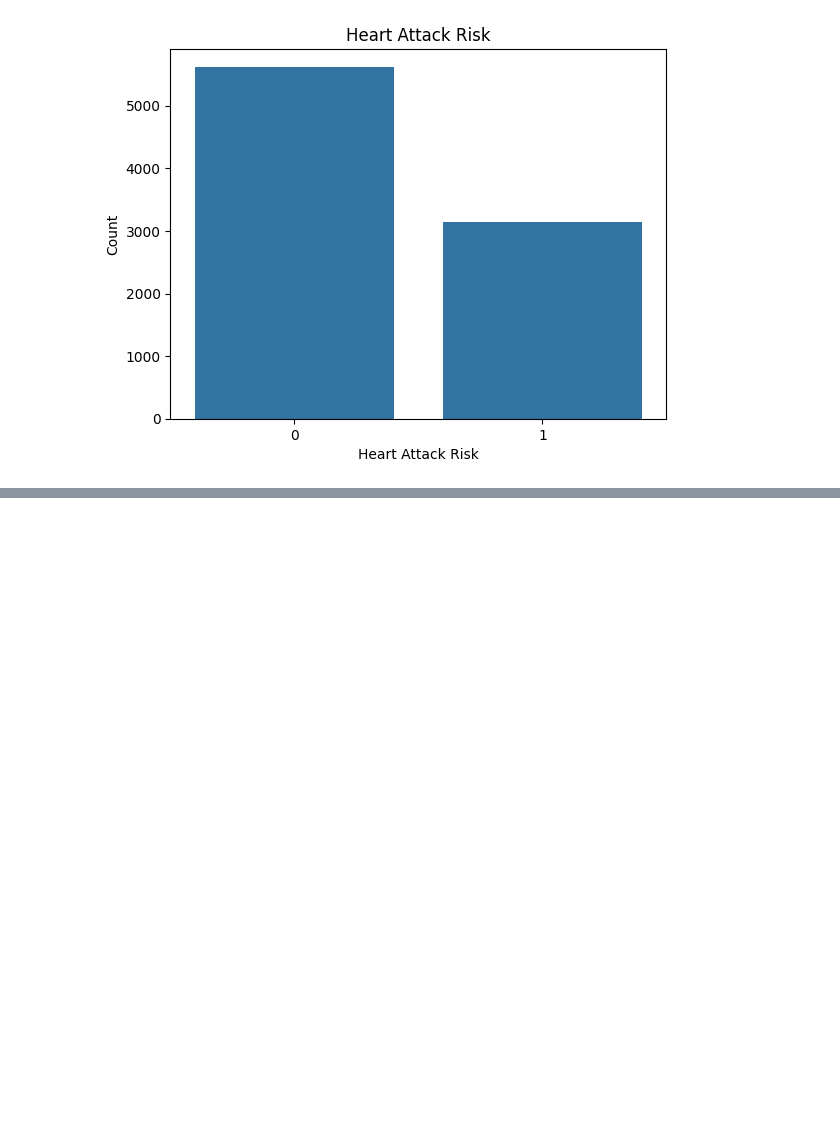
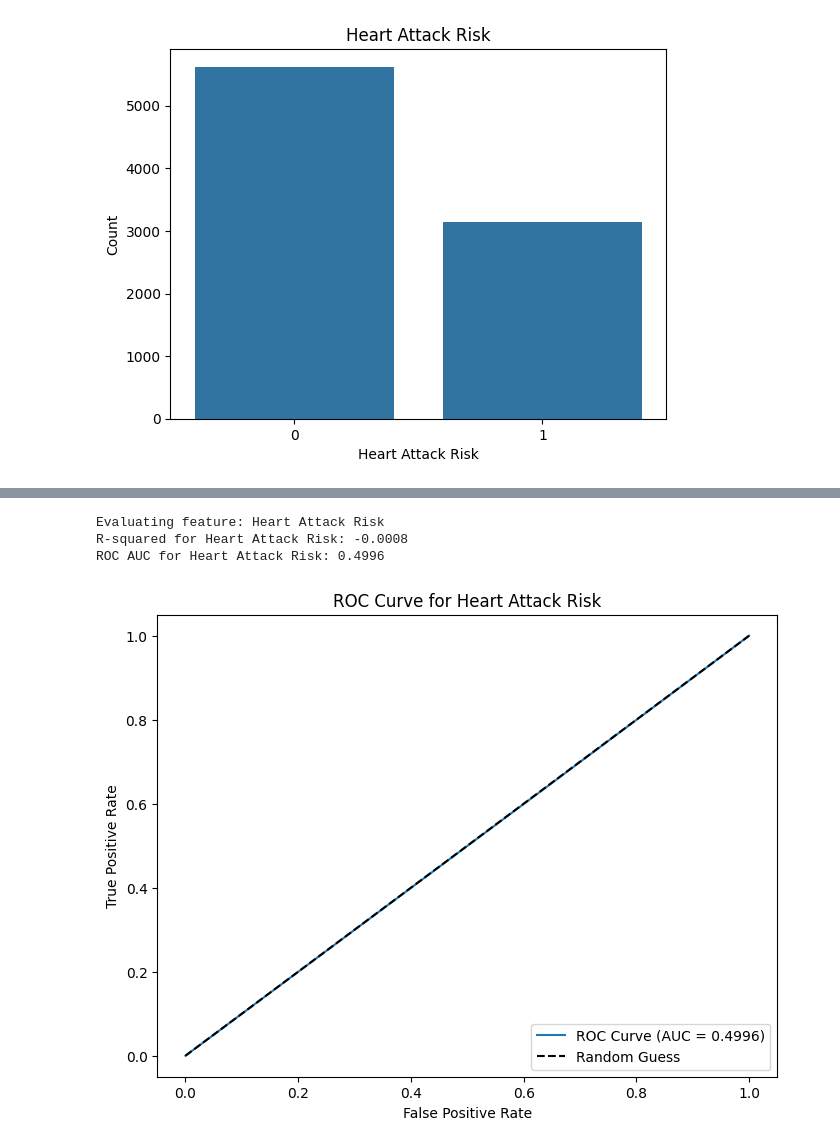
Before and after one commit to maddiejane25/Project-2, a Jupyter notebook: KM_HeartAttackData.ipynb, the cells around one changed output, grey strips where cells are left out. Drawn from its saved outputs; the diff is of its cells as text; code cells hidden in the pictures; blank space fills up the shorter version.

```diff
--- a/KM_HeartAttackData.ipynb
+++ b/KM_HeartAttackData.ipynb
@@ -157,0 +272,42 @@ Random Forest Classifier accuracy: 0.6394751853964632
+# %%
+from sklearn.metrics import roc_curve, roc_auc_score
+import matplotlib.pyplot as plt
+
+# Iterate over each feature
+for column in X.columns:
+    print(f"Evaluating feature: {column}")
+
+    # Select one column as X
+    X_2 = X[[column]]
+
+    # Split the data
+    X_train, X_test, y_train, y_test = train_test_split(X_2, y, test_size=0.2, random_state=42)
+
+    # Train Linear Regression model
+    model = LinearRegression()
+    model.fit(X_train, y_train)
+
+    # Make predictions (for probabilities, use predict_proba if available)
+    y_pred = model.predict(X_test)
+
+    # Calculate ROC curve and AUC
+    fpr, tpr, thresholds = roc_curve(y_test, y_pred)
+    auc_score = roc_auc_score(y_test, y_pred)
+
+    print(f"R-squared for {column}: {r2_score(y_test, y_pred):.4f}")
+    print(f"ROC AUC for {column}: {auc_score:.4f}\n")
+
+    # Plot ROC curve
+    plt.figure(figsize=(8, 6))
+    plt.plot(fpr, tpr, label=f'ROC Curve (AUC = {auc_score:.4f})')
+    plt.plot([0, 1], [0, 1], 'k--', label='Random Guess')
+    plt.xlabel('False Positive Rate')
+    plt.ylabel('True Positive Rate')
+    plt.title(f'ROC Curve for {column}')
+    plt.legend(loc='lower right')
+    plt.show()
+# %% [output]
+Evaluating feature: Heart Attack Risk
+R-squared for Heart Attack Risk: -0.0008
+ROC AUC for Heart Attack Risk: 0.4996
+[figure, added]
```
Also changed, not shown: parts of 16 cells of this notebook.
